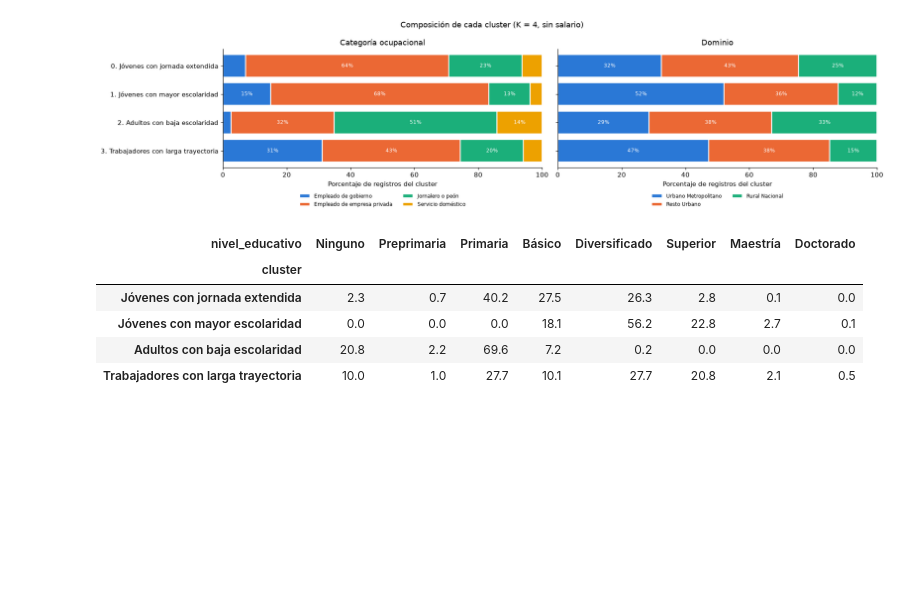
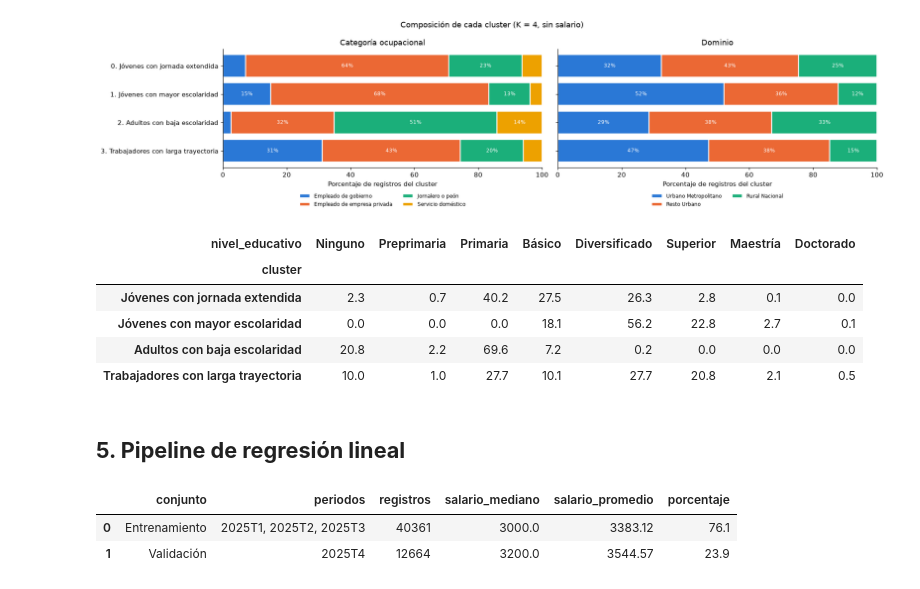
Before and after one commit to Bamo0507/Laboratorio_7_Intro_Spark, a Jupyter notebook: notebooks/lab7_spark_mllib.ipynb, the cells around one changed output. Saved outputs shown, nothing was run; the diff lists cells and outputs as text; code cells hidden in the pictures; blank space fills up the shorter version.

```diff
--- a/notebooks/lab7_spark_mllib.ipynb
+++ b/notebooks/lab7_spark_mllib.ipynb
@@ -944,3 +944,27 @@ educacion_cluster.rename(index=NOMBRES_CLUSTER).round(1)
 | Jóvenes con mayor escolaridad | 0.0 | 0.0 | 0.0 | 18.1 | 56.2 | 22.8 | 2.7 | 0.1 |
 | Adultos con baja escolaridad | 20.8 | 2.2 | 69.6 | 7.2 | 0.2 | 0.0 | 0.0 | 0.0 |
 | Trabajadores con larga trayectoria | 10.0 | 1.0 | 27.7 | 10.1 | 27.7 | 20.8 | 2.1 | 0.5 |
+# %% [markdown]
+## **5. Pipeline de regresión lineal**
+# %%
+# Partición temporal definida por el enunciado: T1 a T3 de 2025 para entrenar, T4 de 2025 para validar
+# El primer trimestre de 2026 queda reservado para la evaluación final (sección 7)
+entrenamiento = analitica_2025.filter(F.col("uso") == "entrenamiento").cache()
+validacion = analitica_2025.filter(F.col("uso") == "validación").cache()
+
+particion = pd.DataFrame([
+    {
+        "conjunto": nombre,
+        "periodos": ", ".join(sorted(r["periodo_archivo"] for r in df.select("periodo_archivo").distinct().collect())),
+        "registros": df.count(),
+        "salario_mediano": df.agg(F.percentile("salario_mensual", 0.5)).first()[0],
+        "salario_promedio": round(df.agg(F.mean("salario_mensual")).first()[0], 2),
+    }
+    for nombre, df in [("Entrenamiento", entrenamiento), ("Validación", validacion)]
+])
+particion["porcentaje"] = (100 * particion["registros"] / particion["registros"].sum()).round(1)
+particion
+# %% [output]
+|  | conjunto | periodos | registros | salario_mediano | salario_promedio | porcentaje |
+| 0 | Entrenamiento | 2025T1, 2025T2, 2025T3 | 40361 | 3000.0 | 3383.12 | 76.1 |
+| 1 | Validación | 2025T4 | 12664 | 3200.0 | 3544.57 | 23.9 |
```
Also changed, not shown: parts of 9 cells of this notebook.
